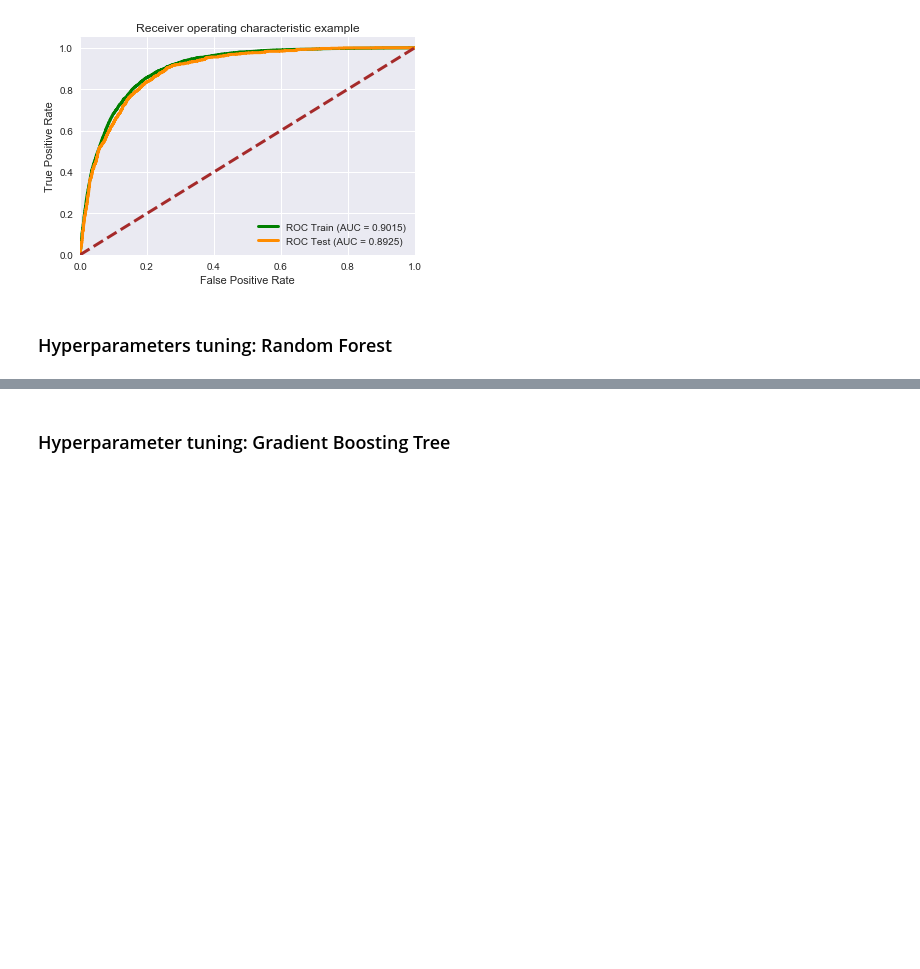
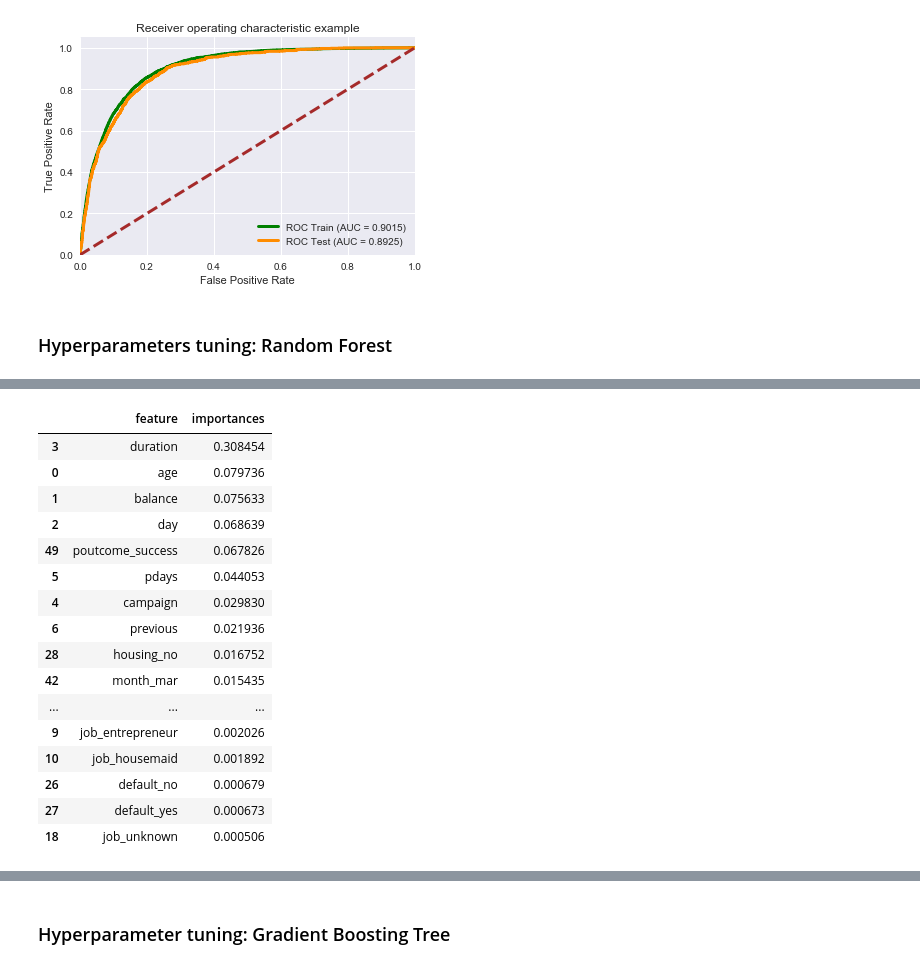
Before and after one commit to XuDou/bank-marketing-prediction, a Jupyter notebook: bank_marketing.ipynb, the cells around one changed output, grey strips where cells are left out. Drawn from its saved outputs; the diff is of its cells as text; code cells hidden in the pictures; blank space fills up the shorter version.

```diff
--- a/bank_marketing.ipynb
+++ b/bank_marketing.ipynb
@@ -448,0 +460,22 @@ f1-score   0.864135  0.511252
+# %%
+coeffs_importances = pd.DataFrame(list(zip(selected_features, importances))).sort_values(by=[1], ascending=False)
+coeffs_importances.columns = ['feature', 'importances']
+coeffs_importances
+# %% [output]
+|  | feature | importances |
+| 3 | duration | 0.308454 |
+| 0 | age | 0.079736 |
+| 1 | balance | 0.075633 |
+| 2 | day | 0.068639 |
+| 49 | poutcome_success | 0.067826 |
+| 5 | pdays | 0.044053 |
+| 4 | campaign | 0.029830 |
+| 6 | previous | 0.021936 |
+| 28 | housing_no | 0.016752 |
+| 42 | month_mar | 0.015435 |
+| ... | ... | ... |
+| 9 | job_entrepreneur | 0.002026 |
+| 10 | job_housemaid | 0.001892 |
+| 26 | default_no | 0.000679 |
+| 27 | default_yes | 0.000673 |
+| 18 | job_unknown | 0.000506 |
```
Also changed, not shown: parts of 12 cells of this notebook.
